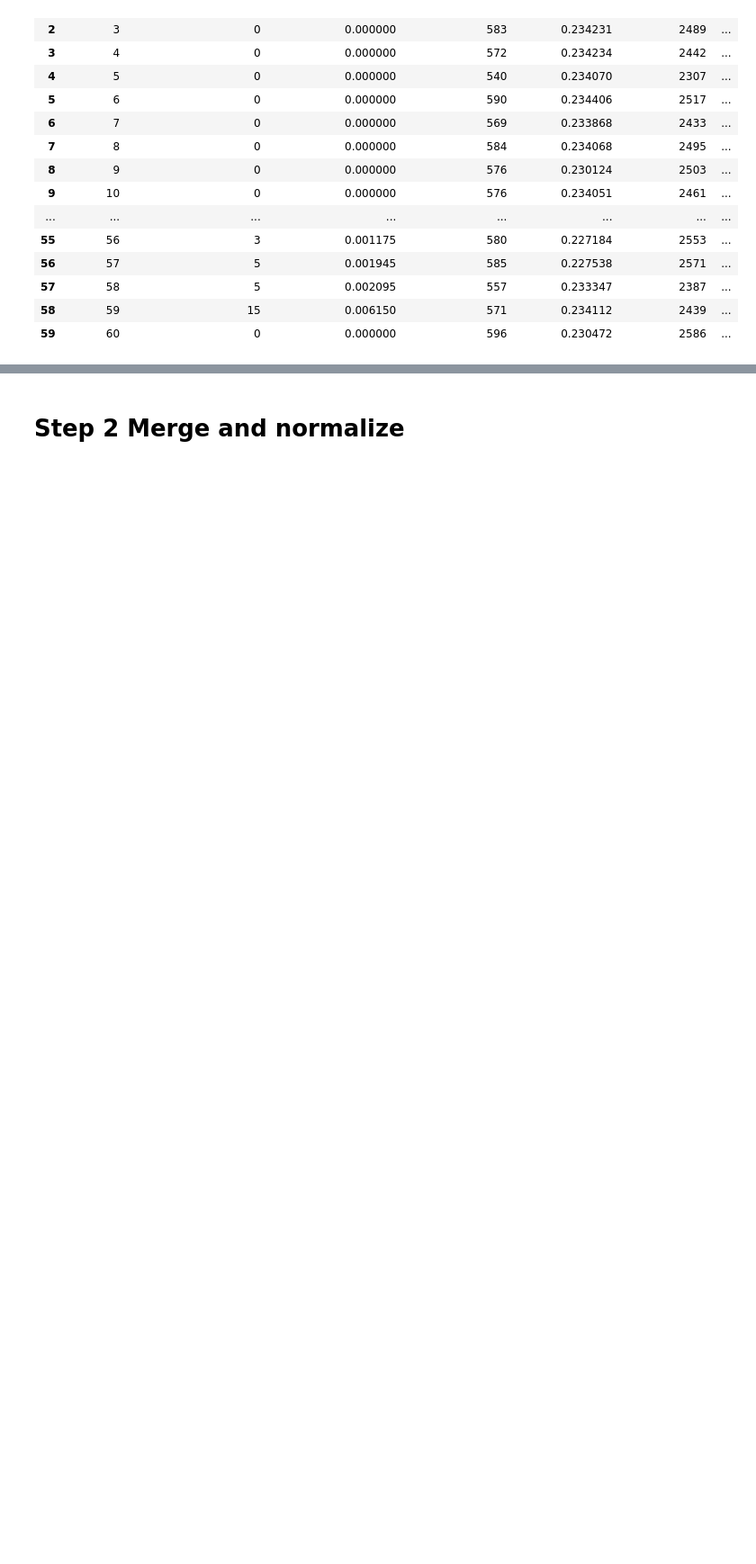
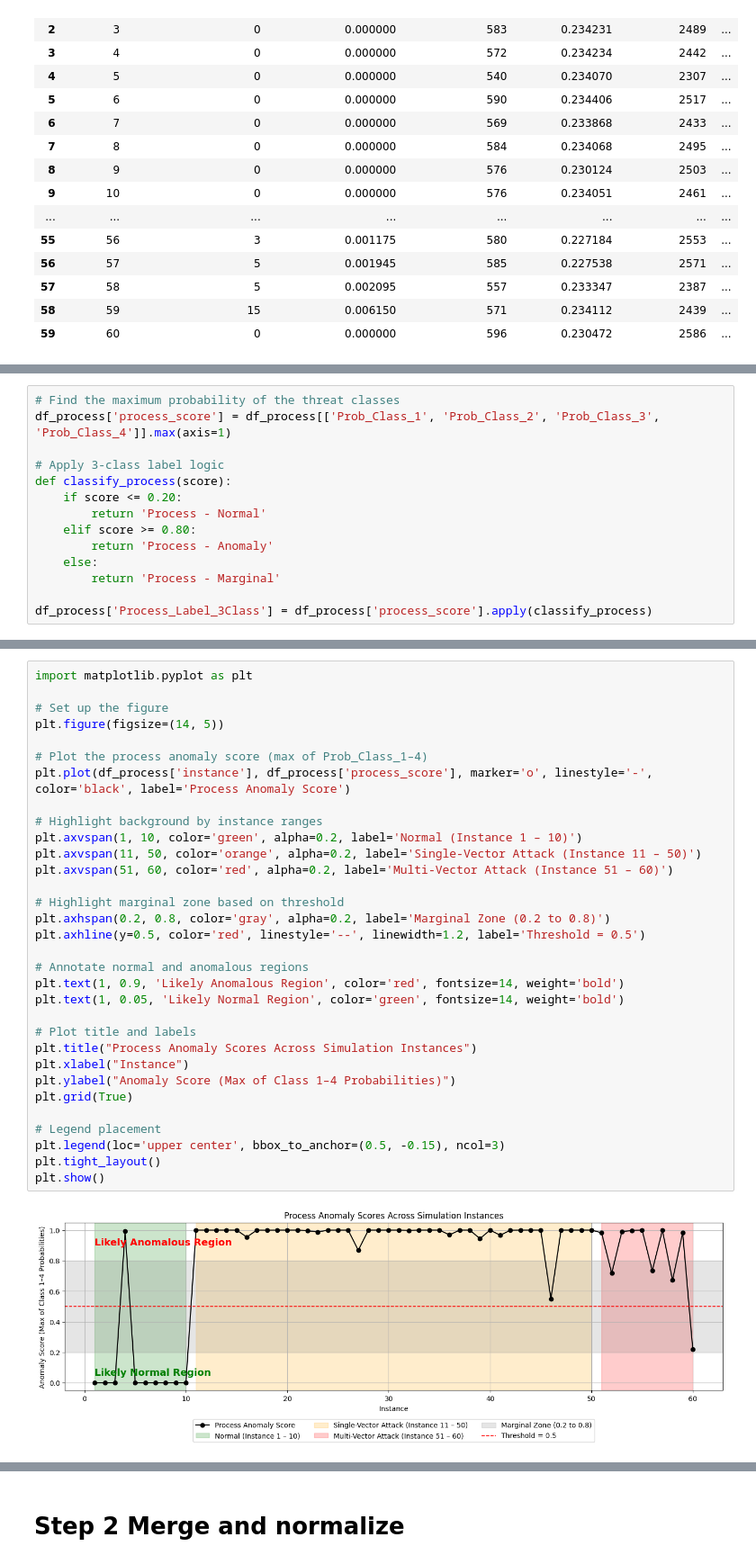
Before and after one commit to carolsworld/NX_TSC, a Jupyter notebook: OTProcessNetworkDataFusion_Version2.ipynb, the cells around one changed output, grey strips where cells are left out. Shown at 90% size. Saved outputs shown, nothing was run; the diff lists cells and outputs as text; blank space fills up the shorter version.

```diff
--- a/OTProcessNetworkDataFusion_Version2.ipynb
+++ b/OTProcessNetworkDataFusion_Version2.ipynb
@@ -101,0 +200,14 @@ print(df_network['instance'].min(), df_network['instance'].max())
+# %%
+# Find the maximum probability of the threat classes
+df_process['process_score'] = df_process[['Prob_Class_1', 'Prob_Class_2', 'Prob_Class_3', 'Prob_Class_4']].max(axis=1)
+
+# Apply 3-class label logic
+def classify_process(score):
+    if score <= 0.20:
+        return 'Process - Normal'
+    elif score >= 0.80:
+        return 'Process - Anomaly'
+    else:
+        return 'Process - Marginal'
+
+df_process['Process_Label_3Class'] = df_process['process_score'].apply(classify_process)
@@ -101,0 +229,34 @@ print(df_network['instance'].min(), df_network['instance'].max())
+# %%
+import matplotlib.pyplot as plt
+
+# Set up the figure
+plt.figure(figsize=(14, 5))
+
+# Plot the process anomaly score (max of Prob_Class_1–4)
+plt.plot(df_process['instance'], df_process['process_score'], marker='o', linestyle='-', color='black', label='Process Anomaly Score')
+
+# Highlight background by instance ranges
+plt.axvspan(1, 10, color='green', alpha=0.2, label='Normal (Instance 1 – 10)')
+plt.axvspan(11, 50, color='orange', alpha=0.2, label='Single-Vector Attack (Instance 11 – 50)')
+plt.axvspan(51, 60, color='red', alpha=0.2, label='Multi-Vector Attack (Instance 51 – 60)')
+
+# Highlight marginal zone based on threshold
+plt.axhspan(0.2, 0.8, color='gray', alpha=0.2, label='Marginal Zone (0.2 to 0.8)')
+plt.axhline(y=0.5, color='red', linestyle='--', linewidth=1.2, label='Threshold = 0.5')
+
+# Annotate normal and anomalous regions
+plt.text(1, 0.9, 'Likely Anomalous Region', color='red', fontsize=14, weight='bold')
+plt.text(1, 0.05, 'Likely Normal Region', color='green', fontsize=14, weight='bold')
+
+# Plot title and labels
+plt.title("Process Anomaly Scores Across Simulation Instances")
+plt.xlabel("Instance")
+plt.ylabel("Anomaly Score (Max of Class 1–4 Probabilities)")
+plt.grid(True)
+
+# Legend placement
+plt.legend(loc='upper center', bbox_to_anchor=(0.5, -0.15), ncol=3)
+plt.tight_layout()
+plt.show()
+# %% [output]
+[figure, added]
```
Also changed, not shown: parts of 55 cells of this notebook.
